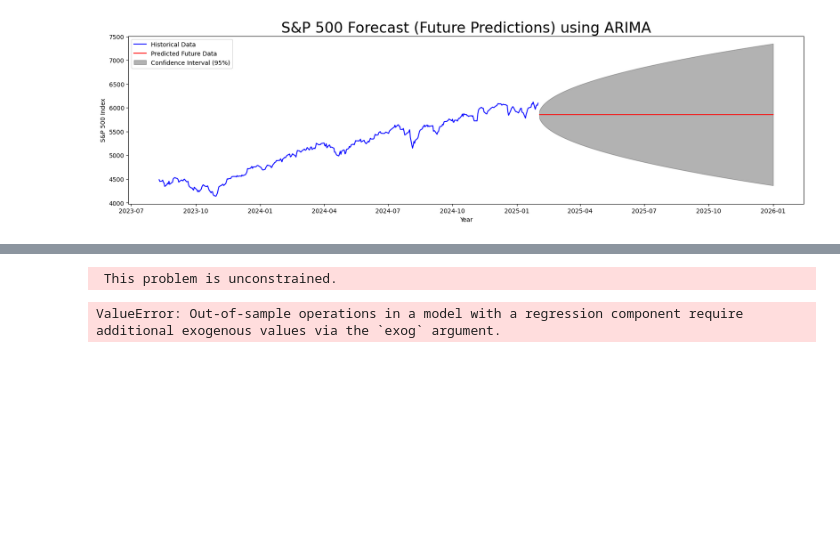
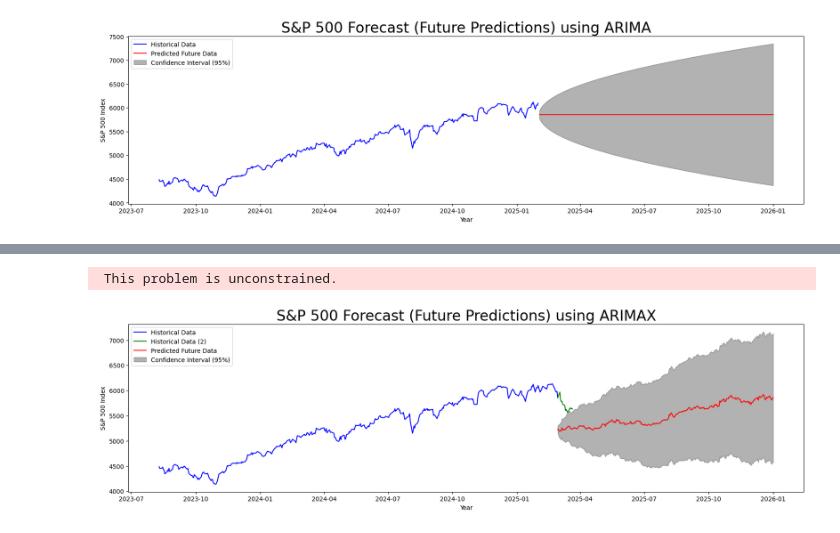
Before and after one commit to hivan04/spx_price_forecast, a Jupyter notebook: Notebooks/2. SPX.ipynb, the cells around one changed output, grey strips where cells are left out. Cells and saved outputs as stored; diff of their text form; code cells hidden in the pictures; blank space fills up the shorter version.

Commit message:
imported recent prices

```diff
--- a/Notebooks/2. SPX.ipynb
+++ b/Notebooks/2. SPX.ipynb
@@ -441,0 +482,15 @@ CONVERGENCE: NORM_OF_PROJECTED_GRADIENT_<=_PGTOL
+# %%
+
+import yfinance as yf
+import pandas as pd
+tickers = ["^GSPC", "NDAQ", "AAPL", "NVDA", "MSFT", "NFLX"]
+start_date = "2025-02-28"
+end_date = "2025-03-22"
+
+data = yf.download(tickers, start=start_date, end=end_date)
+data.to_csv('/Users/ivan/Documents/Data Science Projects/Portfolio_Forecast/Datasets/forecastas.csv')
+df2 = pd.read_csv('/Users/ivan/Documents/Data Science Projects/Portfolio_Forecast/Datasets/forecastassist.csv')
+df2 = df2.round(2)
+df2['Date'] = pd.to_datetime(df2['Date'], dayfirst=True)
+df2.set_index('Date', inplace=True)
+df2.head()
@@ -442,48 +506,49 @@ CONVERGENCE: NORM_OF_PROJECTED_GRADIENT_<=_PGTOL
 # %%
-#Using ARIMAX Model#
-#Setting up exogeneous variables for future predictions
-exog_vars = df[['NDAQ']]
-aligned_data = df['SPX'].to_frame().join(exog_vars, how='inner')
+#Using an ARIMAX Model#
+from statsmodels.tsa.statespace.sarimax import SARIMAX
+# Define the prediction date range
+predict_start_date = endog.index[-1]  # Start prediction from the last date of historical data
+predict_end_date = "2026-01-01"
 
-endog = aligned_data['SPX']
-exog = aligned_data['NDAQ']
-
-print("Shape of SPX:", df['SPX'].shape)
-print("Shape of Exogenous Variables:", exog.shape)
-
-from statsmodels.tsa.statespace.sarimax import SARIMAX
-
-#Prediction date range
-predict_start_date = "2025-02-2"
-predict_end_date = "2026-01-01"
+# Convert the end date to a timestamp to calculate the number of steps
 predict_end_date_ts = pd.Timestamp(predict_end_date)
 predict_start_date_ts = pd.Timestamp(predict_start_date)
 
-#Calculate the number of steps to forecast
+# Calculate the number of steps to forecast
 num_steps = (predict_end_date_ts - predict_start_date_ts).days + 1
 
-#Fit the ARIMA model on the entire dataset
-model_spx_010_s = SARIMAX(df['SPX'], exog=exog_vars, order=(0,1,0))
+# Fit the SARIMAX model on the aligned dataset
+model_spx_010_s = SARIMAX(endog, exog=exog, order=(0, 1, 0))
 results_model_spx_010_s = model_spx_010_s.fit()
 
-#Generate predictions for the future dates (beyond the dataset)
-forecast = results_model_spx_010_s.get_forecast(steps=num_steps)
+# Generate future exogenous values (Ensure num_steps rows exist)
+future_exog = exog.iloc[-num_steps:].copy()
+if future_exog.shape[0] < num_steps:
+    last_exog = exog.iloc[-1].values.reshape(1, -1)
+    future_exog = pd.DataFrame(
+        np.tile(last_exog, (num_steps, 1)),
+        columns=exog_vars.columns
+    )
+
+# Generate predictions for the future dates (beyond the dataset)
+forecast = results_model_spx_010_s.get_forecast(steps=num_steps, exog=future_exog)
 future_predictions = forecast.predicted_mean
 confidence_intervals = forecast.conf_int()
 
-#Create a date range for the future predictions
-future_dates = pd.date_range(start=predict_start_date, end=predict_end_date, freq='D')
+# Create a date range for the future predictions
+future_dates = pd.date_range(start=predict_start_date, periods=num_steps)
 
-#Align the predictions with the future dates
+# Align the predictions with the future dates
 future_predictions.index = future_dates
 
-#Plot the results
+# Plot the results
 plt.figure(figsize=(20, 5))
-plt.plot(df_test.SPX[:predict_start_date], color="blue", label='Historical Data')
+plt.plot(df_test['SPX'], color="blue", label='Historical Data')
+plt.plot(df2['SPX'], color="green", label="Historical Data (2)")
 plt.plot(future_predictions, color="red", label='Predicted Future Data')
-plt.fill_between(future_dates, confidence_intervals.iloc[:, 0], confidence_intervals.iloc[:, 1], color='black', alpha=0.3, label='Confidence Interval (95%)')
-
-plt.title("S&P 500 Forecast (Future Predictions) using ARIMA", size=24)
+plt.fill_between(future_dates, confidence_intervals.iloc[:, 0], confidence_intervals.iloc[:, 1],
+                 color='black', alpha=0.3, label='Confidence Interval (95%)')
+plt.title("S&P 500 Forecast (Future Predictions) using ARIMAX", size=24)
 plt.xlabel("Year")
 plt.ylabel("S&P 500 Index")
 plt.legend()
@@ -507,4 +572,4 @@ At iterate    0    f=  7.82434D+00    |proj g|=  9.92087D-04
 
 CONVERGENCE: NORM_OF_PROJECTED_GRADIENT_<=_PGTOL
  This problem is unconstrained.
-ValueError: Out-of-sample operations in a model with a regression component require additional exogenous values via the `exog` argument.
+[figure, added]
```
Also changed, not shown: parts of 7 cells of this notebook, 4 other files.
